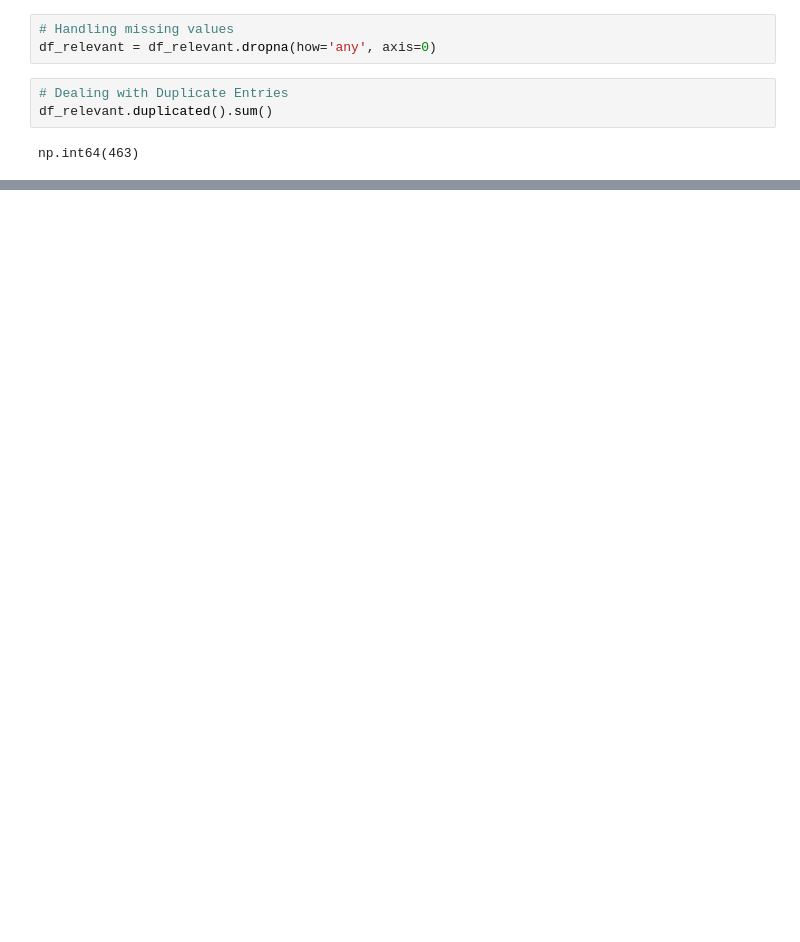
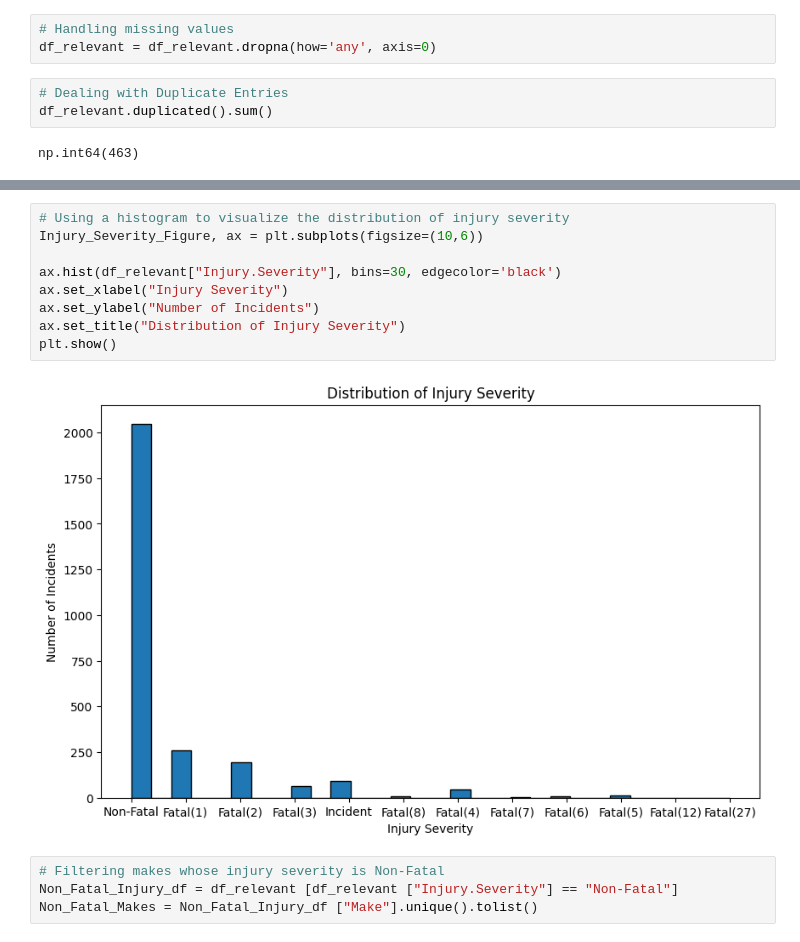
Before and after one commit to clivekinyanjui/DS-Phase1-Project, a Jupyter notebook: aircraftproject.ipynb, the cells around one changed output, grey strips where cells are left out. Cells and saved outputs as stored; diff of their text form; blank space fills up the shorter version.

```diff
--- a/aircraftproject.ipynb
+++ b/aircraftproject.ipynb
@@ -110,0 +220,15 @@ df_relevant.describe(include='all')
+# %%
+# Using a histogram to visualize the distribution of injury severity
+Injury_Severity_Figure, ax = plt.subplots(figsize=(10,6))
+
+ax.hist(df_relevant["Injury.Severity"], bins=30, edgecolor='black')
+ax.set_xlabel("Injury Severity")
+ax.set_ylabel("Number of Incidents")
+ax.set_title("Distribution of Injury Severity")
+plt.show()
+# %% [output]
+[figure, added]
+# %%
+# Filtering makes whose injury severity is Non-Fatal
+Non_Fatal_Injury_df = df_relevant [df_relevant ["Injury.Severity"] == "Non-Fatal"]
+Non_Fatal_Makes = Non_Fatal_Injury_df ["Make"].unique().tolist()
```
Also changed, not shown: parts of 33 cells of this notebook, 1 other file.
